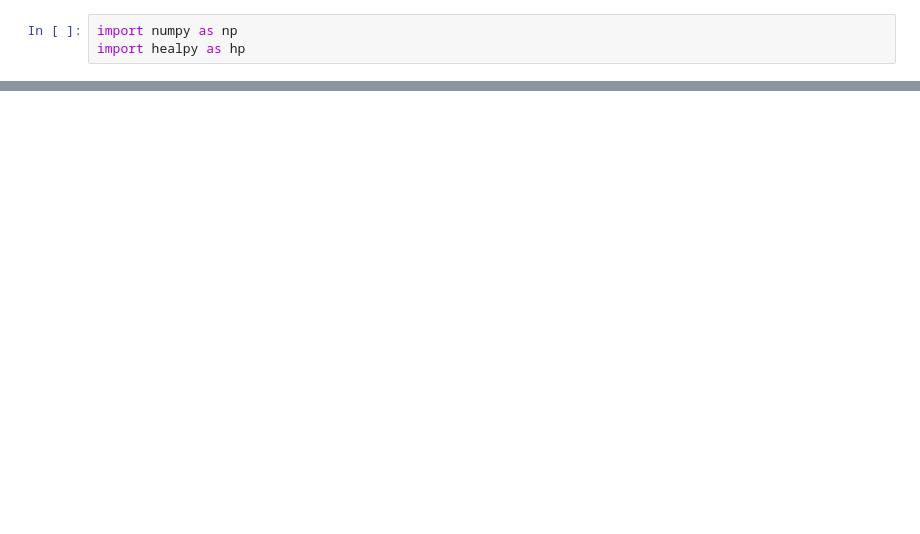
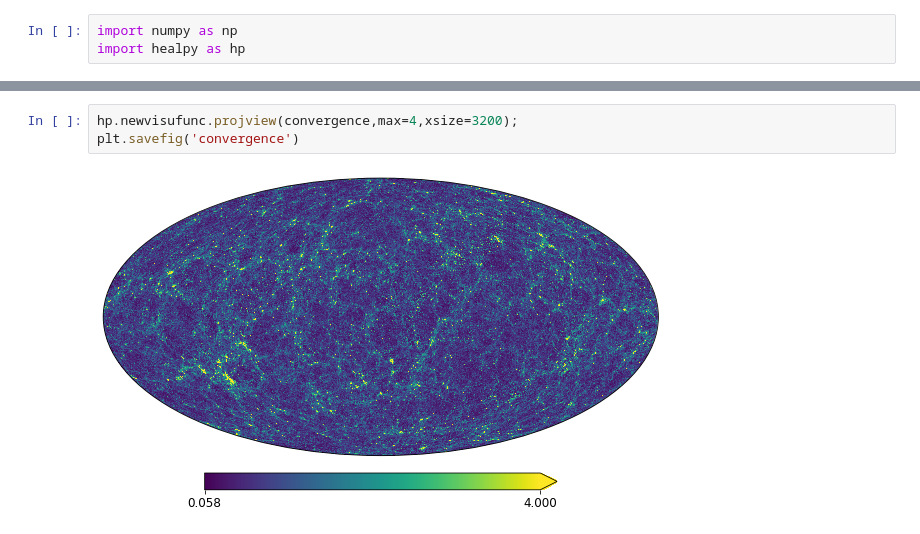
Before and after one commit to wurdahl/kSZfromPC, a Jupyter notebook: Opening-FITS.ipynb, the cells around one changed output, grey strips where cells are left out. Cells and saved outputs as stored; diff of their text form; blank space fills up the shorter version.

```diff
--- a/Opening-FITS.ipynb
+++ b/Opening-FITS.ipynb
@@ -27 +31,6 @@ hp.mollview(convergence,xsize=3200,max=.5)
+# %%
+hp.newvisufunc.projview(convergence,max=4,xsize=3200);
+plt.savefig('convergence')
+# %% [output]
+[figure, added]
 # %%
```
Also changed, not shown: parts of 7 cells of this notebook, 4 other files.
